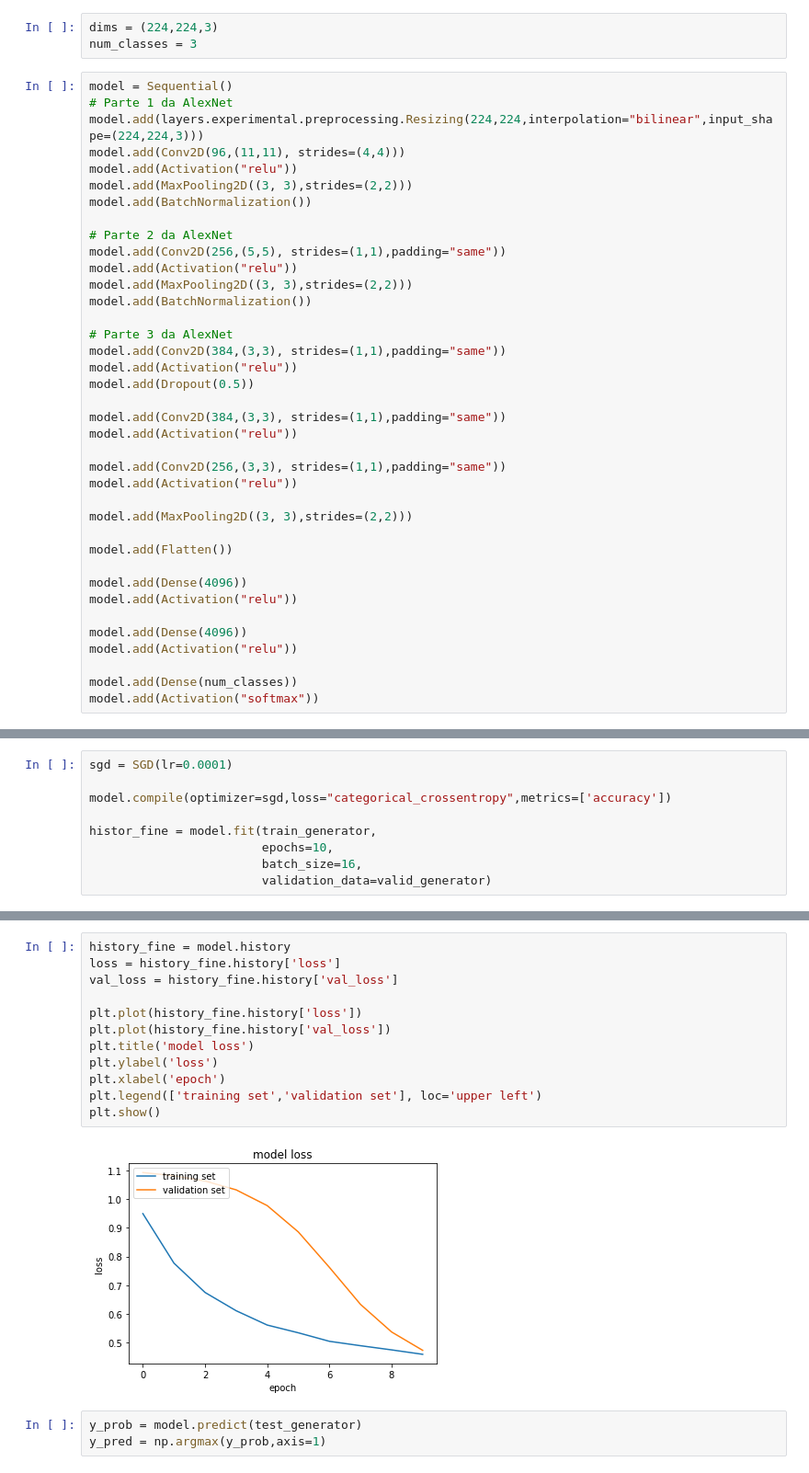
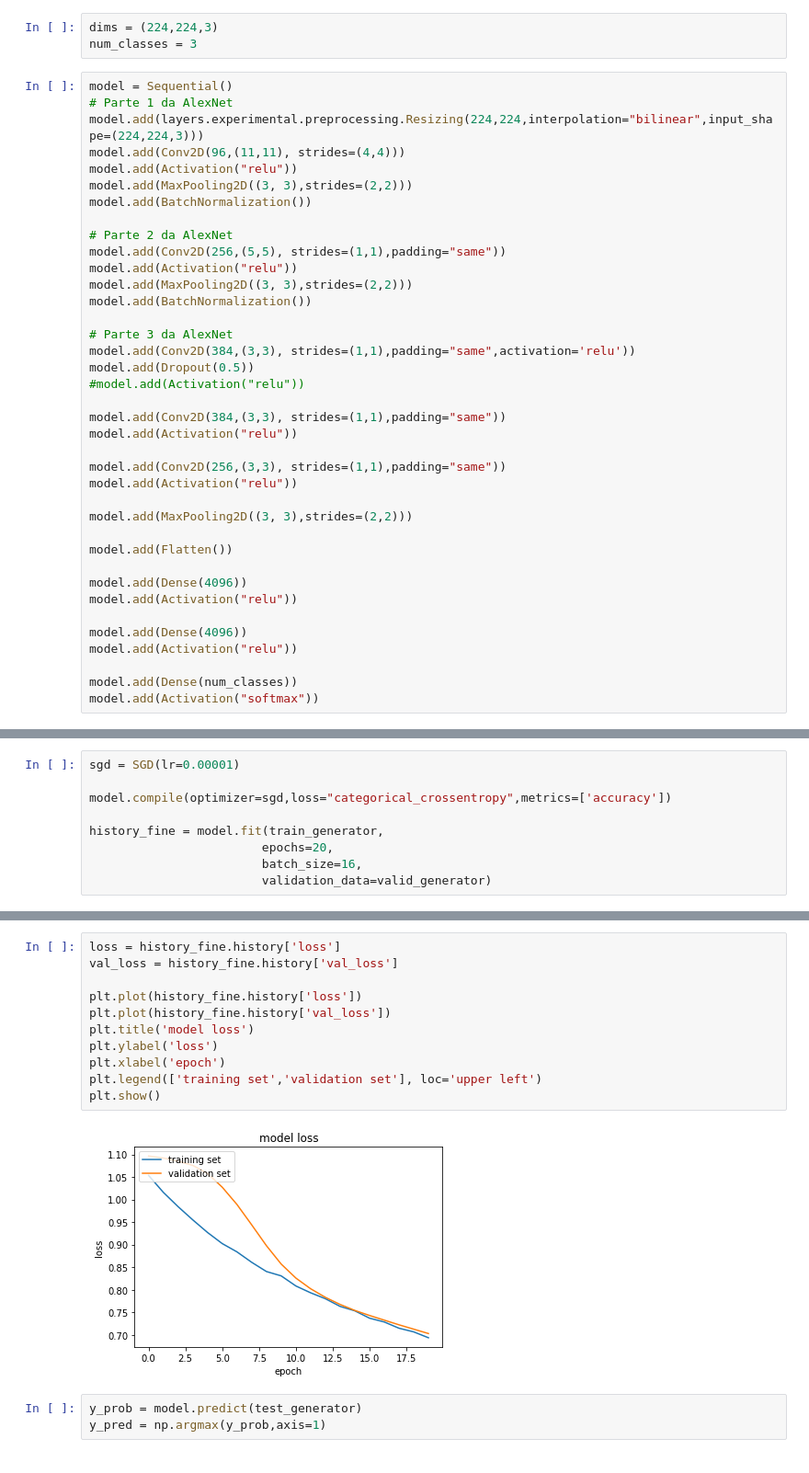
Before and after one commit to viniciusrpb/cic0269_natural_language_processing, a Jupyter notebook: lectures/cap11_2_cnn_alexnet.ipynb, the cells around one changed output, grey strips where cells are left out. Shown at 92% size. Cells and saved outputs as stored; diff of their text form.

```diff
--- a/lectures/cap11_2_cnn_alexnet.ipynb
+++ b/lectures/cap11_2_cnn_alexnet.ipynb
@@ -165,9 +165,9 @@ model.add(MaxPooling2D((3, 3),strides=(2,2)))
 model.add(BatchNormalization())
 
 # Parte 3 da AlexNet
-model.add(Conv2D(384,(3,3), strides=(1,1),padding="same"))
-model.add(Activation("relu"))
+model.add(Conv2D(384,(3,3), strides=(1,1),padding="same",activation='relu'))
 model.add(Dropout(0.5))
+#model.add(Activation("relu"))
 
 model.add(Conv2D(384,(3,3), strides=(1,1),padding="same"))
 model.add(Activation("relu"))
@@ -208,12 +208,12 @@ Trainable params: 46,760,003
 Non-trainable params: 704
 _________________________________________________________________
 # %%
-sgd = SGD(lr=0.0001)
+sgd = SGD(lr=0.00001)
 
 model.compile(optimizer=sgd,loss="categorical_crossentropy",metrics=['accuracy'])
 
-histor_fine = model.fit(train_generator,
-                        epochs=10,
+history_fine = model.fit(train_generator,
+                        epochs=20,
                         batch_size=16,
                         validation_data=valid_generator)
 # %% [output]
@@ -241,17 +238,16 @@ Epoch 10/10
 # %%
-history_fine = model.history
 loss = history_fine.history['loss']
 val_loss = history_fine.history['val_loss']
 
 plt.plot(history_fine.history['loss'])
 plt.plot(history_fine.history['val_loss'])
 plt.title('model loss')
 plt.ylabel('loss')
 plt.xlabel('epoch')
 plt.legend(['training set','validation set'], loc='upper left')
 plt.show()
 # %% [output]
-[figure, old version]
+[figure, new version]
 # %%
 y_prob = model.predict(test_generator)
 y_pred = np.argmax(y_prob,axis=1)
```
Also changed, not shown: parts of 6 cells of this notebook.
